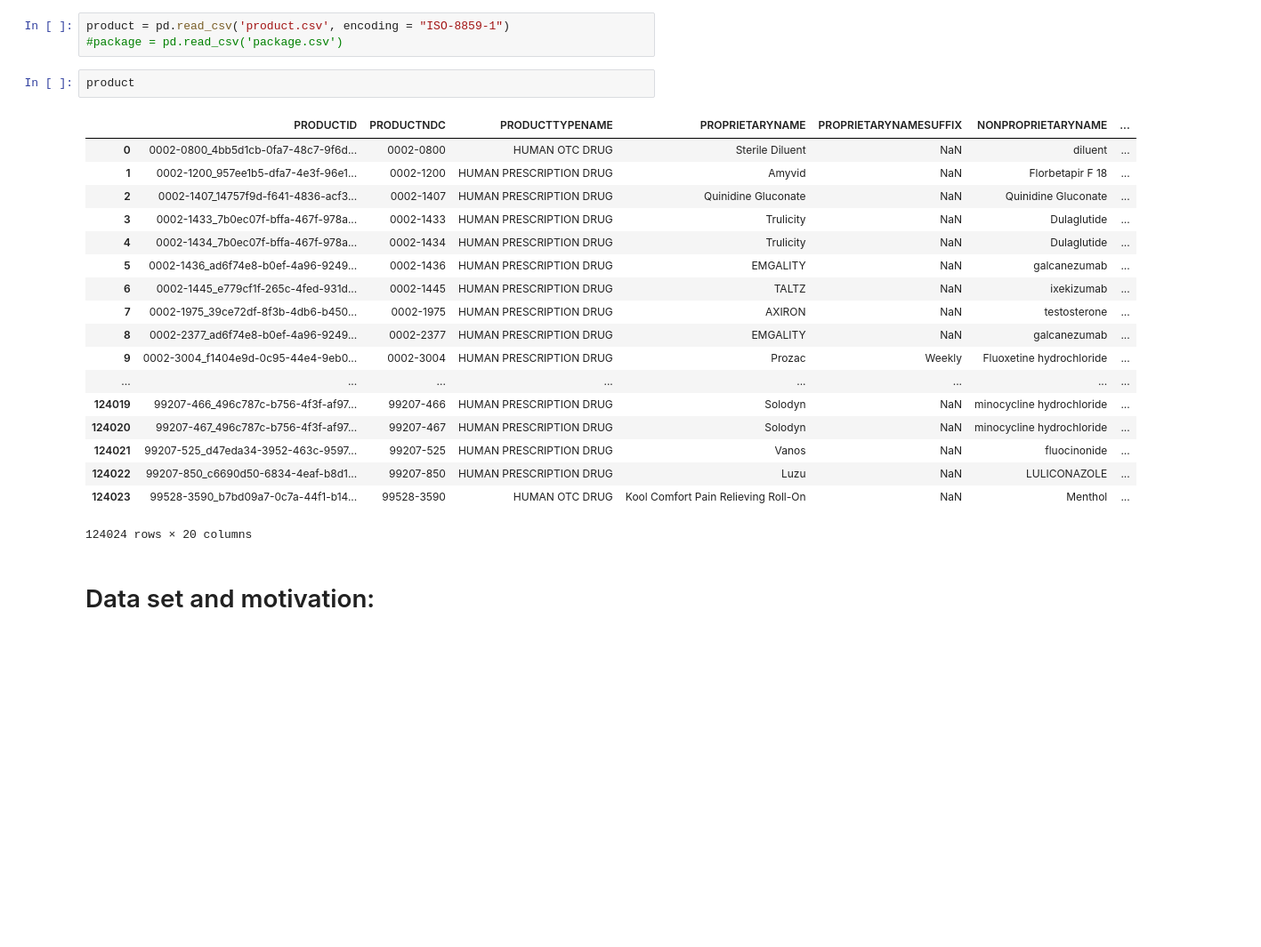
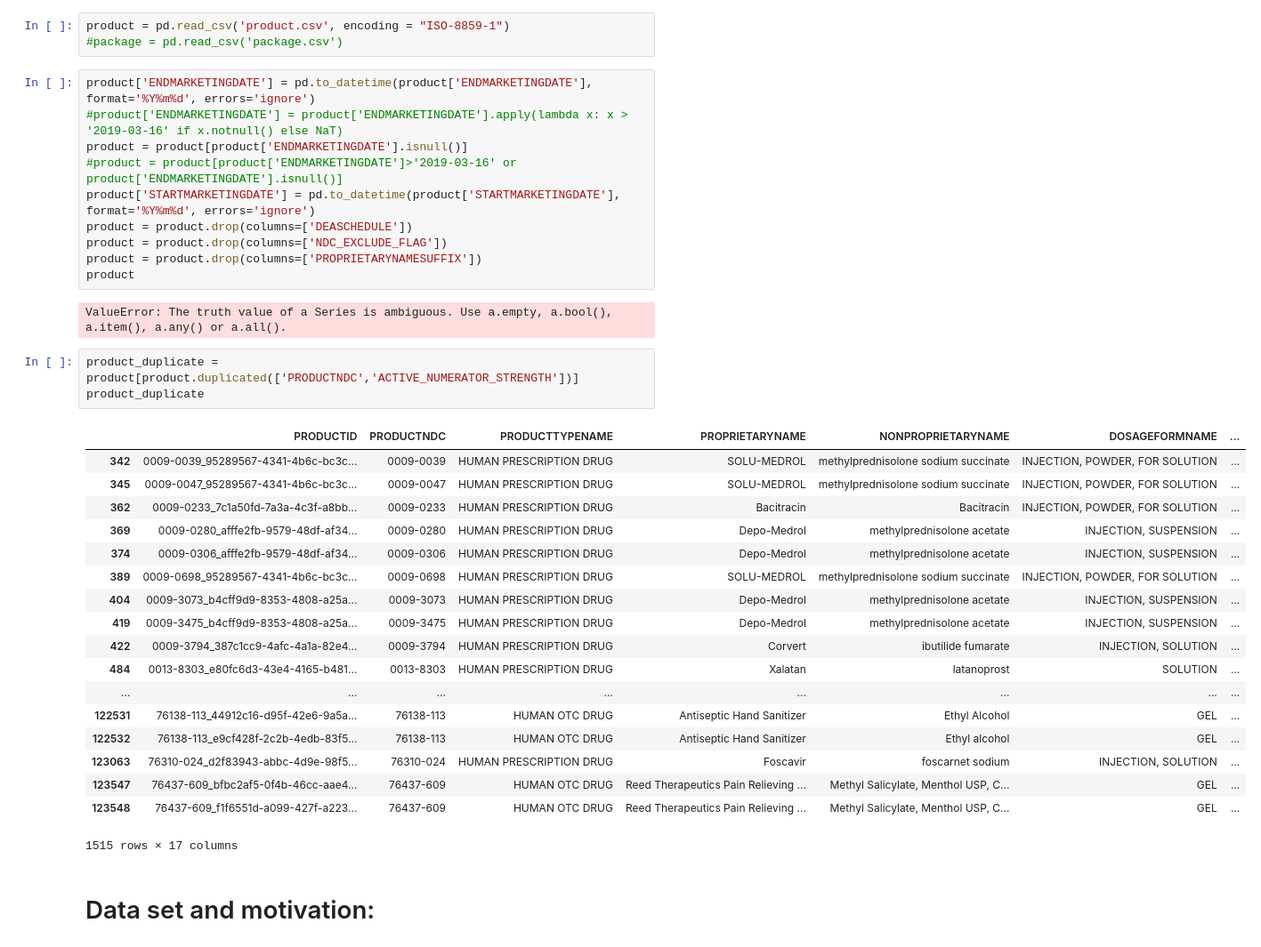
Before and after one commit to 854740262/NDC-database-analysis, a Jupyter notebook: Final_project.ipynb, the cells around one changed output. Shown: that part at 89% size. Drawn from its saved outputs; the diff is of its cells as text; blank space fills up the shorter version.

```diff
--- a/Final_project.ipynb
+++ b/Final_project.ipynb
@@ -5,27 +5,40 @@ import codecs
 # %%
 product = pd.read_csv('product.csv', encoding = "ISO-8859-1")
 #package = pd.read_csv('package.csv')
-# %%
-product
-# %% [output]
-|  | PRODUCTID | PRODUCTNDC | PRODUCTTYPENAME | PROPRIETARYNAME | PROPRIETARYNAMESUFFIX | NONPROPRIETARYNAME | ... |
-| 0 | 0002-0800_4bb5d1cb-0fa7-48c7-9f6d... | 0002-0800 | HUMAN OTC DRUG | Sterile Diluent | NaN | diluent | ... |
-| 1 | 0002-1200_957ee1b5-dfa7-4e3f-96e1... | 0002-1200 | HUMAN PRESCRIPTION DRUG | Amyvid | NaN | Florbetapir F 18 | ... |
-| 2 | 0002-1407_14757f9d-f641-4836-acf3... | 0002-1407 | HUMAN PRESCRIPTION DRUG | Quinidine Gluconate | NaN | Quinidine Gluconate | ... |
-| 3 | 0002-1433_7b0ec07f-bffa-467f-978a... | 0002-1433 | HUMAN PRESCRIPTION DRUG | Trulicity | NaN | Dulaglutide | ... |
-| 4 | 0002-1434_7b0ec07f-bffa-467f-978a... | 0002-1434 | HUMAN PRESCRIPTION DRUG | Trulicity | NaN | Dulaglutide | ... |
-| 5 | 0002-1436_ad6f74e8-b0ef-4a96-9249... | 0002-1436 | HUMAN PRESCRIPTION DRUG | EMGALITY | NaN | galcanezumab | ... |
-| 6 | 0002-1445_e779cf1f-265c-4fed-931d... | 0002-1445 | HUMAN PRESCRIPTION DRUG | TALTZ | NaN | ixekizumab | ... |
-| 7 | 0002-1975_39ce72df-8f3b-4db6-b450... | 0002-1975 | HUMAN PRESCRIPTION DRUG | AXIRON | NaN | testosterone | ... |
-| 8 | 0002-2377_ad6f74e8-b0ef-4a96-9249... | 0002-2377 | HUMAN PRESCRIPTION DRUG | EMGALITY | NaN | galcanezumab | ... |
-| 9 | 0002-3004_f1404e9d-0c95-44e4-9eb0... | 0002-3004 | HUMAN PRESCRIPTION DRUG | Prozac | Weekly | Fluoxetine hydrochloride | ... |
-| ... | ... | ... | ... | ... | ... | ... | ... |
-| 124019 | 99207-466_496c787c-b756-4f3f-af97... | 99207-466 | HUMAN PRESCRIPTION DRUG | Solodyn | NaN | minocycline hydrochloride | ... |
-| 124020 | 99207-467_496c787c-b756-4f3f-af97... | 99207-467 | HUMAN PRESCRIPTION DRUG | Solodyn | NaN | minocycline hydrochloride | ... |
-| 124021 | 99207-525_d47eda34-3952-463c-9597... | 99207-525 | HUMAN PRESCRIPTION DRUG | Vanos | NaN | fluocinonide | ... |
-| 124022 | 99207-850_c6690d50-6834-4eaf-b8d1... | 99207-850 | HUMAN PRESCRIPTION DRUG | Luzu | NaN | LULICONAZOLE | ... |
-| 124023 | 99528-3590_b7bd09a7-0c7a-44f1-b14... | 99528-3590 | HUMAN OTC DRUG | Kool Comfort Pain Relieving Roll-On | NaN | Menthol | ... |
-124024 rows × 20 columns
+# %%
+product['ENDMARKETINGDATE'] = pd.to_datetime(product['ENDMARKETINGDATE'], format='%Y%m%d', errors='ignore')
+#product['ENDMARKETINGDATE'] = product['ENDMARKETINGDATE'].apply(lambda x: x > '2019-03-16' if x.notnull() else NaT)
+product = product[product['ENDMARKETINGDATE'].isnull()]
+#product = product[product['ENDMARKETINGDATE']>'2019-03-16' or product['ENDMARKETINGDATE'].isnull()]
+product['STARTMARKETINGDATE'] = pd.to_datetime(product['STARTMARKETINGDATE'], format='%Y%m%d', errors='ignore')
+product = product.drop(columns=['DEASCHEDULE'])
+product = product.drop(columns=['NDC_EXCLUDE_FLAG'])
+product = product.drop(columns=['PROPRIETARYNAMESUFFIX'])
+product
+# %% [output]
+ValueError: The truth value of a Series is ambiguous. Use a.empty, a.bool(), a.item(), a.any() or a.all().
+# %%
+product_duplicate = product[product.duplicated(['PRODUCTNDC','ACTIVE_NUMERATOR_STRENGTH'])]
+product_duplicate
+# %% [output]
+|  | PRODUCTID | PRODUCTNDC | PRODUCTTYPENAME | PROPRIETARYNAME | NONPROPRIETARYNAME | DOSAGEFORMNAME | ... |
+| 342 | 0009-0039_95289567-4341-4b6c-bc3c... | 0009-0039 | HUMAN PRESCRIPTION DRUG | SOLU-MEDROL | methylprednisolone sodium succinate | INJECTION, POWDER, FOR SOLUTION | ... |
+| 345 | 0009-0047_95289567-4341-4b6c-bc3c... | 0009-0047 | HUMAN PRESCRIPTION DRUG | SOLU-MEDROL | methylprednisolone sodium succinate | INJECTION, POWDER, FOR SOLUTION | ... |
+| 362 | 0009-0233_7c1a50fd-7a3a-4c3f-a8bb... | 0009-0233 | HUMAN PRESCRIPTION DRUG | Bacitracin | Bacitracin | INJECTION, POWDER, FOR SOLUTION | ... |
+| 369 | 0009-0280_afffe2fb-9579-48df-af34... | 0009-0280 | HUMAN PRESCRIPTION DRUG | Depo-Medrol | methylprednisolone acetate | INJECTION, SUSPENSION | ... |
+| 374 | 0009-0306_afffe2fb-9579-48df-af34... | 0009-0306 | HUMAN PRESCRIPTION DRUG | Depo-Medrol | methylprednisolone acetate | INJECTION, SUSPENSION | ... |
+| 389 | 0009-0698_95289567-4341-4b6c-bc3c... | 0009-0698 | HUMAN PRESCRIPTION DRUG | SOLU-MEDROL | methylprednisolone sodium succinate | INJECTION, POWDER, FOR SOLUTION | ... |
+| 404 | 0009-3073_b4cff9d9-8353-4808-a25a... | 0009-3073 | HUMAN PRESCRIPTION DRUG | Depo-Medrol | methylprednisolone acetate | INJECTION, SUSPENSION | ... |
+| 419 | 0009-3475_b4cff9d9-8353-4808-a25a... | 0009-3475 | HUMAN PRESCRIPTION DRUG | Depo-Medrol | methylprednisolone acetate | INJECTION, SUSPENSION | ... |
+| 422 | 0009-3794_387c1cc9-4afc-4a1a-82e4... | 0009-3794 | HUMAN PRESCRIPTION DRUG | Corvert | ibutilide fumarate | INJECTION, SOLUTION | ... |
+| 484 | 0013-8303_e80fc6d3-43e4-4165-b481... | 0013-8303 | HUMAN PRESCRIPTION DRUG | Xalatan | latanoprost | SOLUTION | ... |
+| ... | ... | ... | ... | ... | ... | ... | ... |
+| 122531 | 76138-113_44912c16-d95f-42e6-9a5a... | 76138-113 | HUMAN OTC DRUG | Antiseptic Hand Sanitizer | Ethyl Alcohol | GEL | ... |
+| 122532 | 76138-113_e9cf428f-2c2b-4edb-83f5... | 76138-113 | HUMAN OTC DRUG | Antiseptic Hand Sanitizer | Ethyl alcohol | GEL | ... |
+| 123063 | 76310-024_d2f83943-abbc-4d9e-98f5... | 76310-024 | HUMAN PRESCRIPTION DRUG | Foscavir | foscarnet sodium | INJECTION, SOLUTION | ... |
+| 123547 | 76437-609_bfbc2af5-0f4b-46cc-aae4... | 76437-609 | HUMAN OTC DRUG | Reed Therapeutics Pain Relieving ... | Methyl Salicylate, Menthol USP, C... | GEL | ... |
+| 123548 | 76437-609_f1f6551d-a099-427f-a223... | 76437-609 | HUMAN OTC DRUG | Reed Therapeutics Pain Relieving ... | Methyl Salicylate, Menthol USP, C... | GEL | ... |
+1515 rows × 17 columns
 # %% [markdown]
 # Data set and motivation:
 # %% [markdown]
```
